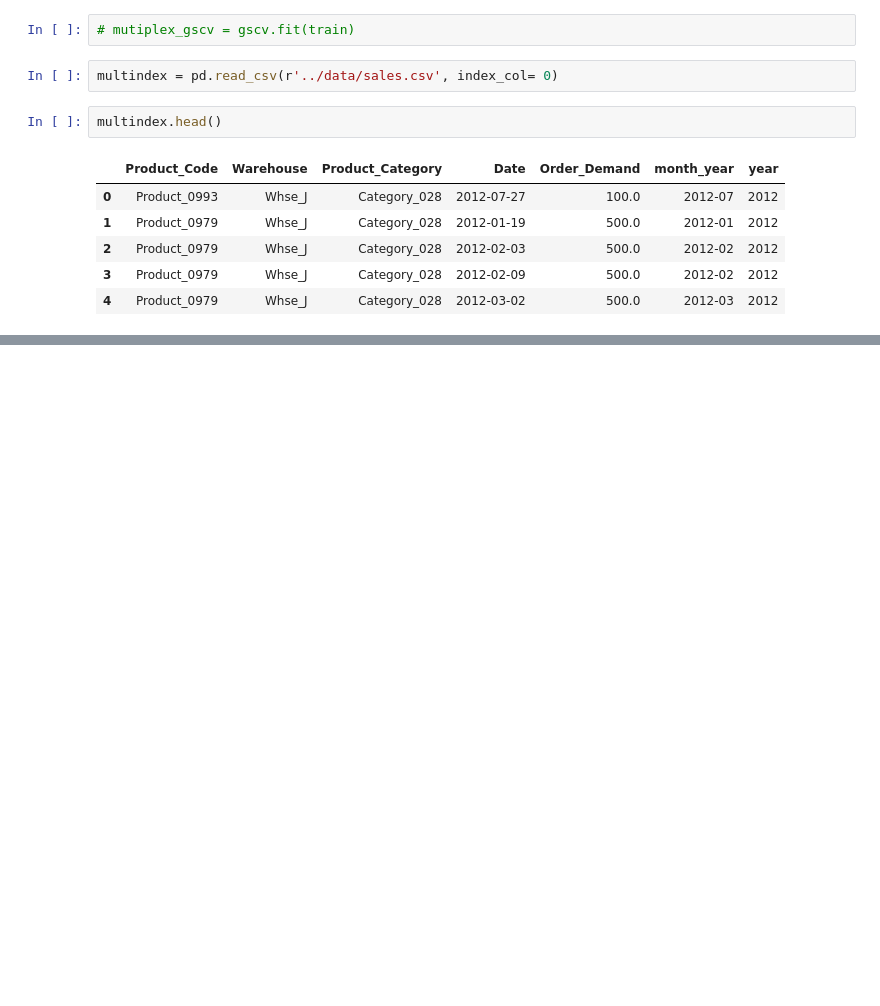
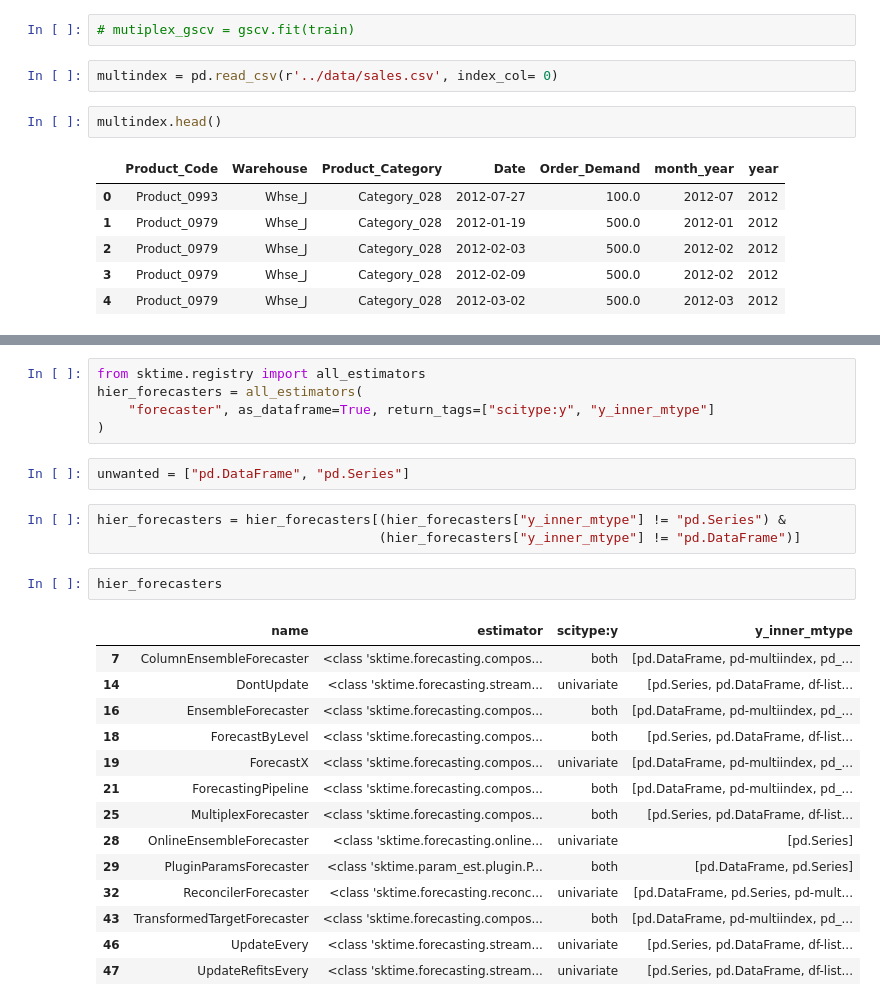
Before and after one commit to josephine-amponsah/retail-demand-forecaster, a Jupyter notebook: notebooks/sktime-forecasters.ipynb, the cells around one changed output, grey strips where cells are left out. Drawn from its saved outputs; the diff is of its cells as text; blank space fills up the shorter version.

```diff
--- a/notebooks/sktime-forecasters.ipynb
+++ b/notebooks/sktime-forecasters.ipynb
@@ -194,0 +240,27 @@ multindex.head()
+# %%
+from sktime.registry import all_estimators
+hier_forecasters = all_estimators(
+    "forecaster", as_dataframe=True, return_tags=["scitype:y", "y_inner_mtype"]
+)
+# %%
+unwanted = ["pd.DataFrame", "pd.Series"]
+# %%
+hier_forecasters = hier_forecasters[(hier_forecasters["y_inner_mtype"] != "pd.Series") &
+                                    (hier_forecasters["y_inner_mtype"] != "pd.DataFrame")]
+# %%
+hier_forecasters
+# %% [output]
+|  | name | estimator | scitype:y | y_inner_mtype |
+| 7 | ColumnEnsembleForecaster | <class 'sktime.forecasting.compos... | both | [pd.DataFrame, pd-multiindex, pd_... |
+| 14 | DontUpdate | <class 'sktime.forecasting.stream... | univariate | [pd.Series, pd.DataFrame, df-list... |
+| 16 | EnsembleForecaster | <class 'sktime.forecasting.compos... | both | [pd.DataFrame, pd-multiindex, pd_... |
+| 18 | ForecastByLevel | <class 'sktime.forecasting.compos... | both | [pd.Series, pd.DataFrame, df-list... |
+| 19 | ForecastX | <class 'sktime.forecasting.compos... | univariate | [pd.DataFrame, pd-multiindex, pd_... |
+| 21 | ForecastingPipeline | <class 'sktime.forecasting.compos... | both | [pd.DataFrame, pd-multiindex, pd_... |
+| 25 | MultiplexForecaster | <class 'sktime.forecasting.compos... | both | [pd.Series, pd.DataFrame, df-list... |
+| 28 | OnlineEnsembleForecaster | <class 'sktime.forecasting.online... | univariate | [pd.Series] |
+| 29 | PluginParamsForecaster | <class 'sktime.param_est.plugin.P... | both | [pd.DataFrame, pd.Series] |
+| 32 | ReconcilerForecaster | <class 'sktime.forecasting.reconc... | univariate | [pd.DataFrame, pd.Series, pd-mult... |
+| 43 | TransformedTargetForecaster | <class 'sktime.forecasting.compos... | both | [pd.DataFrame, pd-multiindex, pd_... |
+| 46 | UpdateEvery | <class 'sktime.forecasting.stream... | univariate | [pd.Series, pd.DataFrame, df-list... |
+| 47 | UpdateRefitsEvery | <class 'sktime.forecasting.stream... | univariate | [pd.Series, pd.DataFrame, df-list... |
```
Also changed, not shown: parts of 18 cells of this notebook.
